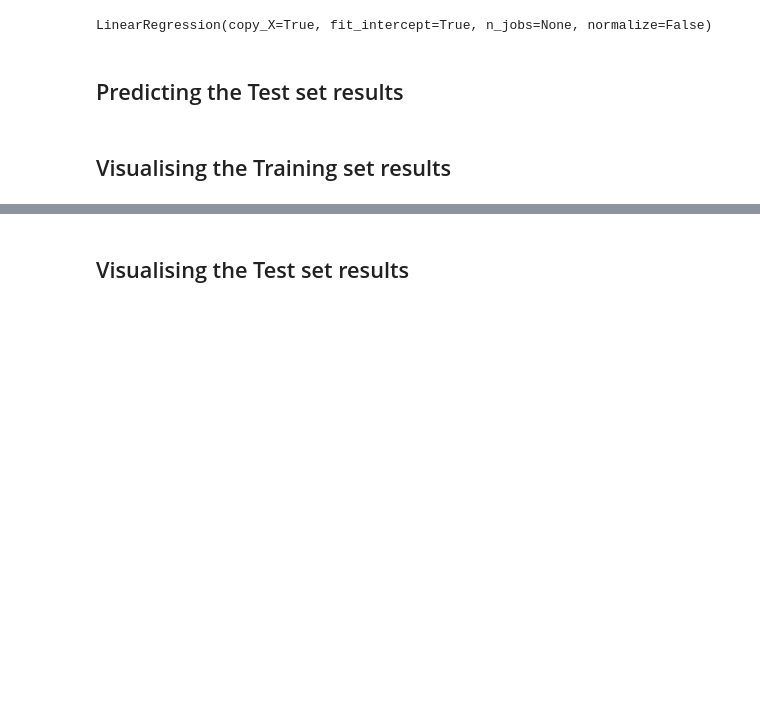
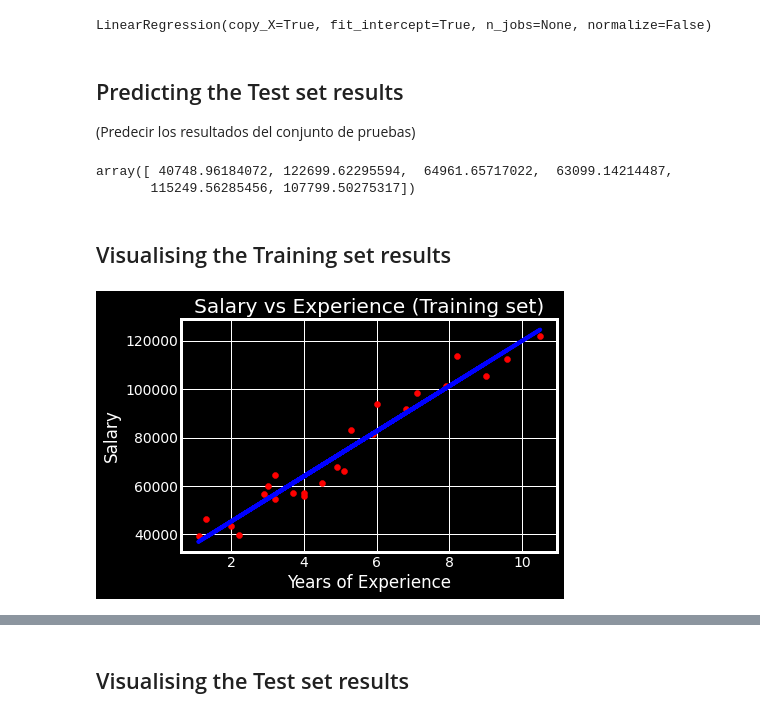
Before and after one commit to INFINITY-RUBER/Machine_Learning_A-Z_Hands-On-Python-R-In-Data-Science, a Jupyter notebook: Part 2 - Regression/Section 4 - Simple Linear Regression/Python/simple_linear_regression.ipynb, the cells around one changed output, grey strips where cells are left out. Drawn from its saved outputs; the diff is of its cells as text; code cells hidden in the pictures; blank space fills up the shorter version.

```diff
--- a/Part 2 - Regression/Section 4 - Simple Linear Regression/Python/simple_linear_regression.ipynb
+++ b/Part 2 - Regression/Section 4 - Simple Linear Regression/Python/simple_linear_regression.ipynb
@@ -39,7 +39,7 @@ print(y[0:13])
 # %%
 from sklearn.model_selection import train_test_split
 # dividir los datos X_train, X_test, y_train, y_test
-X_train, X_test, y_train, y_test = train_test_split(X, y, test_size = 1/3, random_state = 0)
+X_train, X_test, y_train, y_test = train_test_split(X, y, test_size = 0.2, random_state = 0)
 # %% [markdown]
 ## Training the Simple Linear Regression model on the Training set
 # %%
@@ -50,14 +50,25 @@ regressor.fit(X_train, y_train)# genera un objeto modelo de regresion lineal
 LinearRegression(copy_X=True, fit_intercept=True, n_jobs=None, normalize=False)
 # %% [markdown]
 ## Predicting the Test set results
+(Predecir los resultados del conjunto de pruebas)
 # %%
 y_pred = regressor.predict(X_test)
+y_pred
+# %% [output]
+array([ 40748.96184072, 122699.62295594,  64961.65717022,  63099.14214487,
+       115249.56285456, 107799.50275317])
 # %% [markdown]
 ## Visualising the Training set results
 # %%
+plt.style.use('fivethirtyeight')
+plt.style.use('dark_background')
 plt.scatter(X_train, y_train, color = 'red')
-plt.plot(X_train, regressor.predict(X_train), color = 'blue')
+plt.plot(X_train, regressor.predict(X_train), color = 'blue')# regressor.predict(X_train) >> es valor de Y predecidos
 plt.title('Salary vs Experience (Training set)')
 plt.xlabel('Years of Experience')
 plt.ylabel('Salary')
 plt.show()
+
+plt
+# %% [output]
+[figure, added]
```
Also changed, not shown: parts of 9 cells of this notebook.
